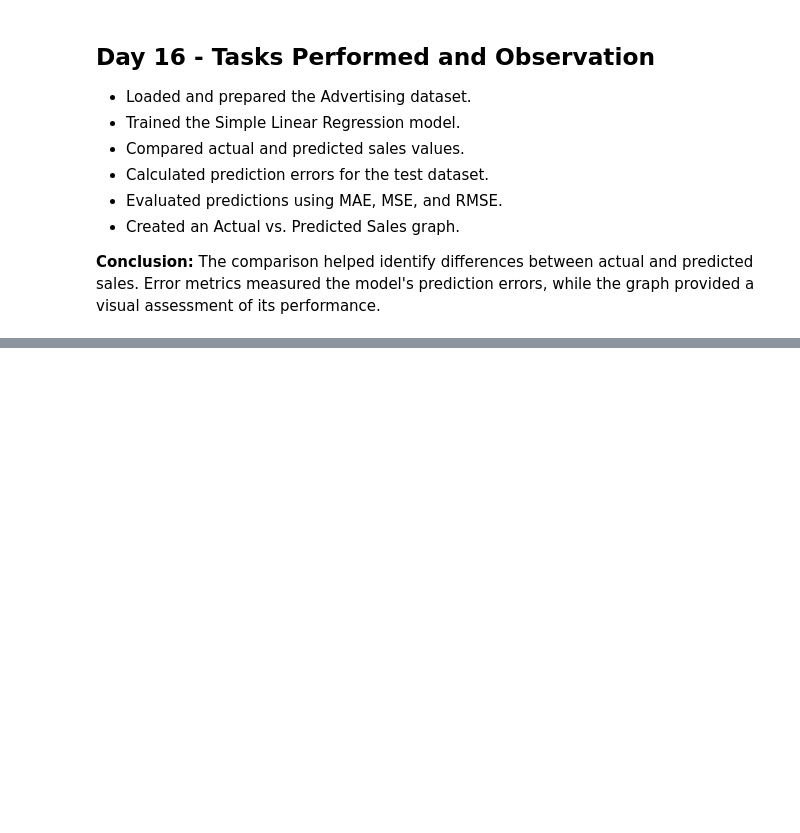
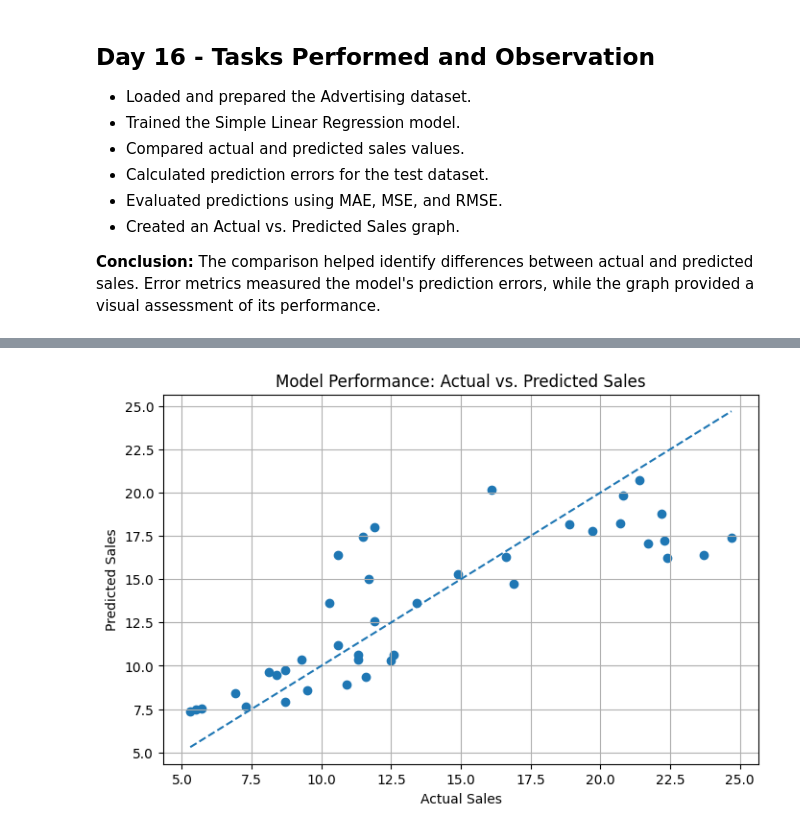
Before and after one commit to shreeshreeya69-crypto/simple-linear-regression-ybi, a Jupyter notebook: Simple_Linear_Regression_YBI.ipynb, the cells around one changed output, grey strips where cells are left out. Saved outputs shown, nothing was run; the diff lists cells and outputs as text; code cells hidden in the pictures; blank space fills up the shorter version.

```diff
--- a/Simple_Linear_Regression_YBI.ipynb
+++ b/Simple_Linear_Regression_YBI.ipynb
@@ -1792,0 +1863,10 @@ plt.show()
+# %%
+X = df[['TV']]
+y = df['sales']
+
+X_train, X_test, y_train, y_test = train_test_split(
+    X, y, test_size=0.2, random_state=42
+)
+
+print("Training data shape:", X_train.shape)
+print("Testing data shape:", X_test.shape)
@@ -1792,0 +1876,6 @@ plt.show()
+# %%
+model = LinearRegression()
+
+model.fit(X_train, y_train)
+
+print("Model trained successfully!")
@@ -1792,0 +1884,8 @@ plt.show()
+# %%
+y_pred = model.predict(X_test)
+
+print("First 5 actual sales values:")
+print(y_test.head().values)
+
+print("\nFirst 5 predicted sales values:")
+print(np.round(y_pred[:5], 2))
@@ -1792,0 +1933,22 @@ plt.show()
+# %%
+plt.figure(figsize=(8, 5))
+
+plt.scatter(y_test, y_pred)
+
+min_value = min(y_test.min(), y_pred.min())
+max_value = max(y_test.max(), y_pred.max())
+
+plt.plot(
+    [min_value, max_value],
+    [min_value, max_value],
+    linestyle='--'
+)
+
+plt.xlabel("Actual Sales")
+plt.ylabel("Predicted Sales")
+plt.title("Model Performance: Actual vs. Predicted Sales")
+
+plt.grid(True)
+plt.show()
+# %% [output]
+[figure, added]
```
Also changed, not shown: parts of 12 cells of this notebook.
